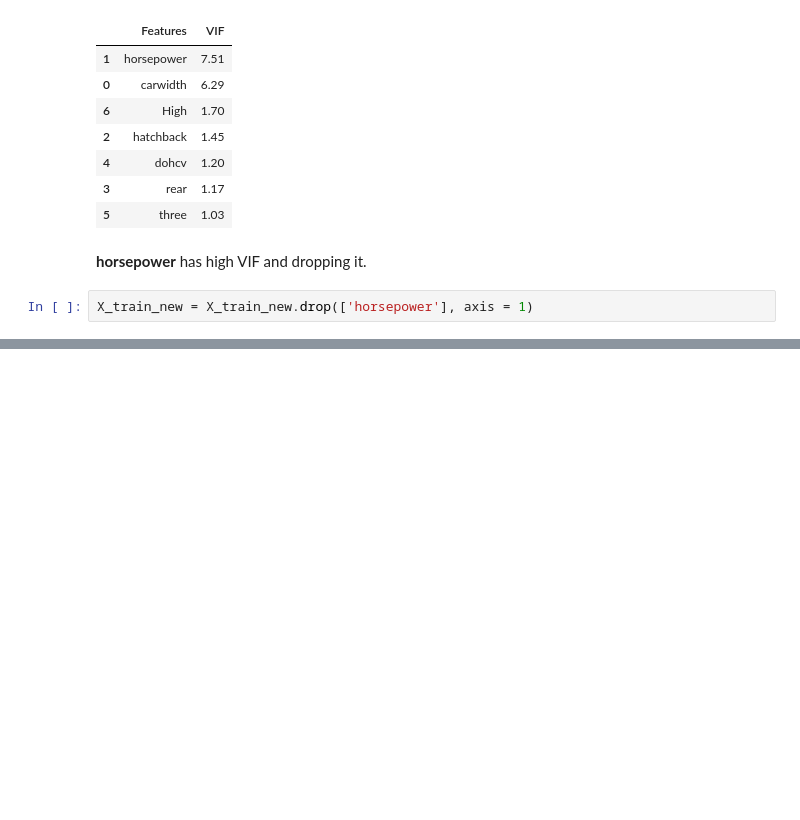
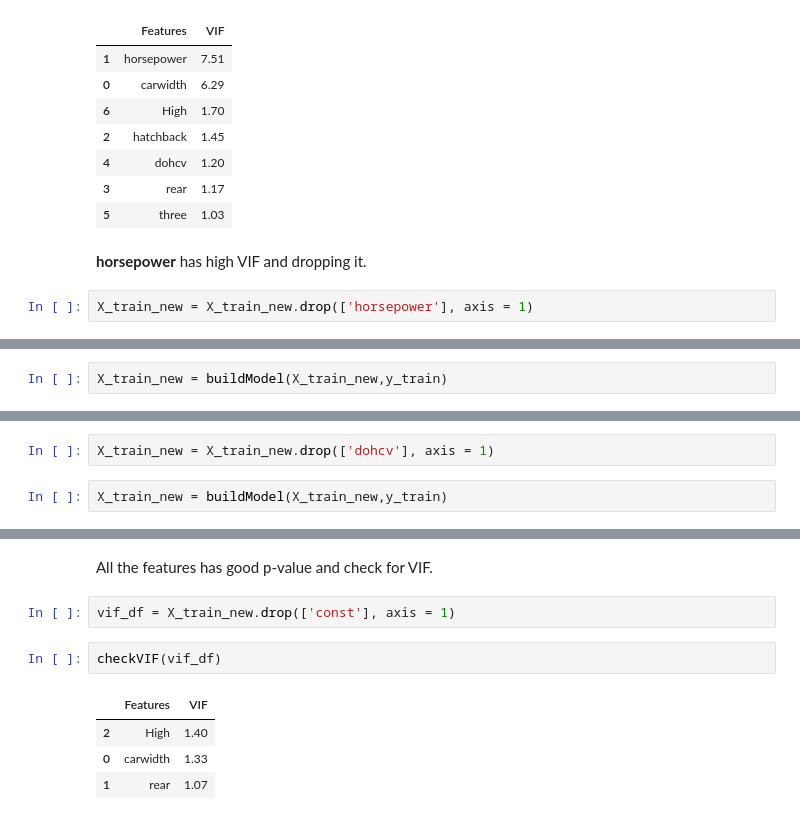
Before and after one commit to rishavhack/Projects-On-MachineLearning-OpenCV-NLP, a Jupyter notebook: Project 7 Car Price - Multiple Linear Regression/Car Price - Multiple Linear Regression.ipynb, the cells around one changed output, grey strips where cells are left out. Saved outputs shown, nothing was run; the diff lists cells and outputs as text; blank space fills up the shorter version.

Commit message:
Checking VIF and p value and droping columns

```diff
--- a/Project 7 Car Price - Multiple Linear Regression/Car Price - Multiple Linear Regression.ipynb
+++ b/Project 7 Car Price - Multiple Linear Regression/Car Price - Multiple Linear Regression.ipynb
@@ -627,0 +676,2 @@ X_train_new = X_train_new.drop(['horsepower'], axis = 1)
+# %%
+X_train_new = buildModel(X_train_new,y_train)
@@ -627,0 +698,4 @@ X_train_new = X_train_new.drop(['horsepower'], axis = 1)
+# %%
+X_train_new = X_train_new.drop(['dohcv'], axis = 1)
+# %%
+X_train_new = buildModel(X_train_new,y_train)
@@ -627,0 +720,11 @@ X_train_new = X_train_new.drop(['horsepower'], axis = 1)
+# %% [markdown]
+All the features has good p-value and check for VIF.
+# %%
+vif_df = X_train_new.drop(['const'], axis = 1)
+# %%
+checkVIF(vif_df)
+# %% [output]
+|  | Features | VIF |
+| 2 | High | 1.40 |
+| 0 | carwidth | 1.33 |
+| 1 | rear | 1.07 |
```
Also changed, not shown: parts of 10 cells of this notebook.
